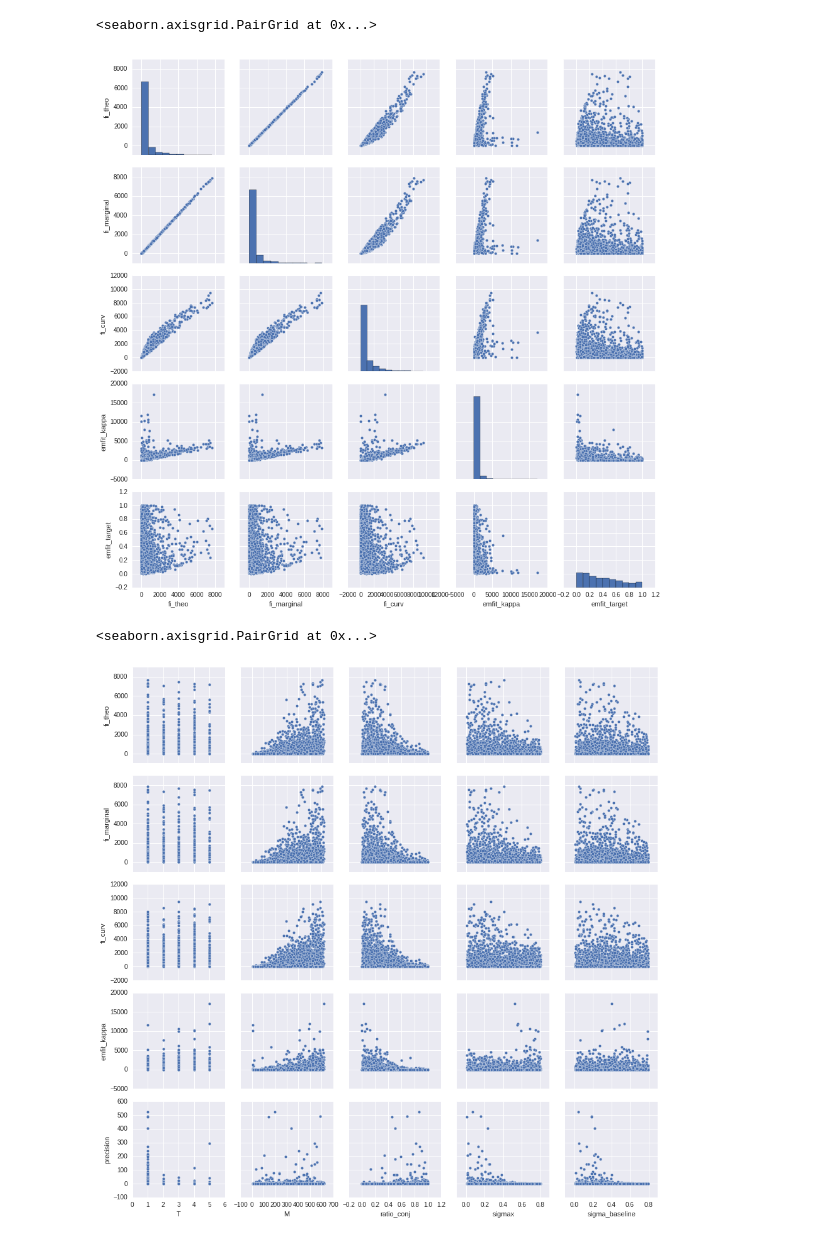
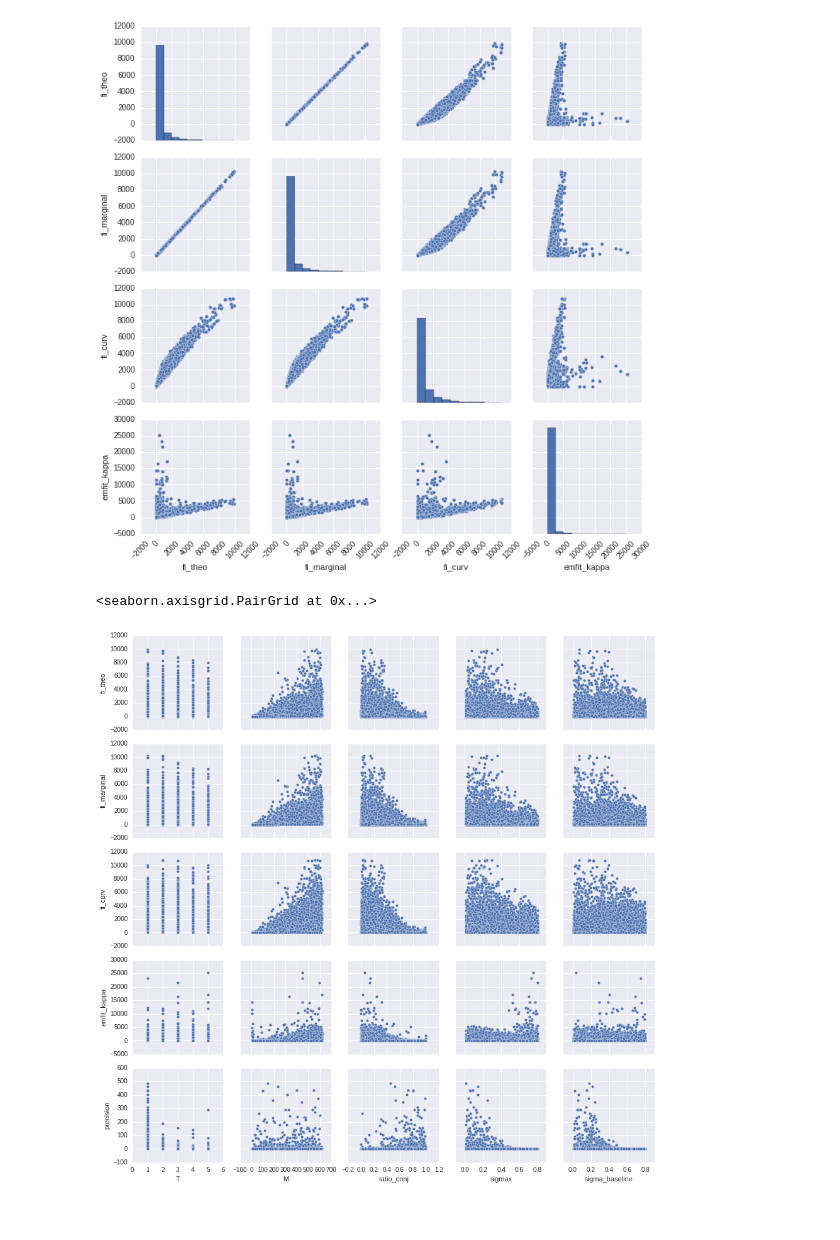
Before and after one commit to Azhag/Bayesian-visual-working-memory, a Jupyter notebook: Experiments/fisherinfo_new_2016/notebook_fisher_random_large_1try_300816.ipynb, the cells around one changed output. Drawn from its saved outputs; the diff is of its cells as text; code cells hidden in the pictures.

Commit message:
Notebook work for characterisation
- Cool Pandas quantization now

```diff
--- a/Experiments/fisherinfo_new_2016/notebook_fisher_random_large_1try_300816.ipynb
+++ b/Experiments/fisherinfo_new_2016/notebook_fisher_random_large_1try_300816.ipynb
@@ -95,8 +94,12 @@ def construct_pandas_dataframe(data_pbs, pandas_columns_with_processing, num_rep
     for param_i, param_name in enumerate(parameter_names_sorted):
         pandas_column_data.append((param_name, result_parameters_flat[:, param_i]))
 
-    df_all_results = pd.DataFrame.from_items(pandas_column_data)
-    return df_all_results
+    df_out = pd.DataFrame.from_items(pandas_column_data)
+
+    # Remove NaN
+    df_out = df_out.dropna()
+
+    return df_out
 # %%
 # Extract data
 num_repetitions = generator_module.num_repetitions
@@ -120,6 +123,8 @@ pandas_columns_with_processing = [
 ]
 
 df_all_fits = construct_pandas_dataframe(data_pbs, pandas_columns_with_processing, num_repetitions)
+df_all_fits.loc[:, ('T')] = df_all_fits.loc[:, ('T')].astype(int)
+df_all_fits.loc[:, ('M')] = df_all_fits.loc[:, ('M')].astype(int)
 # %%
 df_all_fits.describe()
 # %% [output]
@@ -135,6 +140,6 @@ df_all_fits.describe()
 # %%
 # Remove outliers
-df_fits_filtered = df_all_fits[np.all(np.abs(spst.zscore(df_all_fits)) < 3, axis=1)]
+df_fits_filtered = df_all_fits[np.all(np.abs(spst.zscore(df_all_fits)) < 7, axis=1)]
 # %%
 df_fits_filtered.describe()
 # %% [output]
@@ -194,12 +179,13 @@ df_fits_filtered.corr()
 # %%
 # Cross-correlation plots
-sns.pairplot(df_fits_filtered,
-             x_vars=['fi_theo', 'fi_marginal', 'fi_curv', 'emfit_kappa', 'emfit_target'],
-             y_vars=['fi_theo', 'fi_marginal', 'fi_curv', 'emfit_kappa', 'emfit_target'],
+g = sns.pairplot(df_fits_filtered,
+             x_vars=['fi_theo', 'fi_marginal', 'fi_curv', 'emfit_kappa'],
+             y_vars=['fi_theo', 'fi_marginal', 'fi_curv', 'emfit_kappa'],
             )
+for ax in g.axes.flat:
+    plt.setp(ax.get_xticklabels(), rotation=45)
 # %% [output]
-<seaborn.axisgrid.PairGrid at 0x...>
-[figure, old version]
+[figure, new version]
 # %%
 # Check parameters effects
 sns.pairplot(df_fits_filtered,
@@ -208,5 +194,5 @@ sns.pairplot(df_fits_filtered,
             )
 # %% [output]
 <seaborn.axisgrid.PairGrid at 0x...>
-[figure, old version]
+[figure, new version]
 # %%
```
Also changed, not shown: parts of 19 cells of this notebook, 3 other files.
